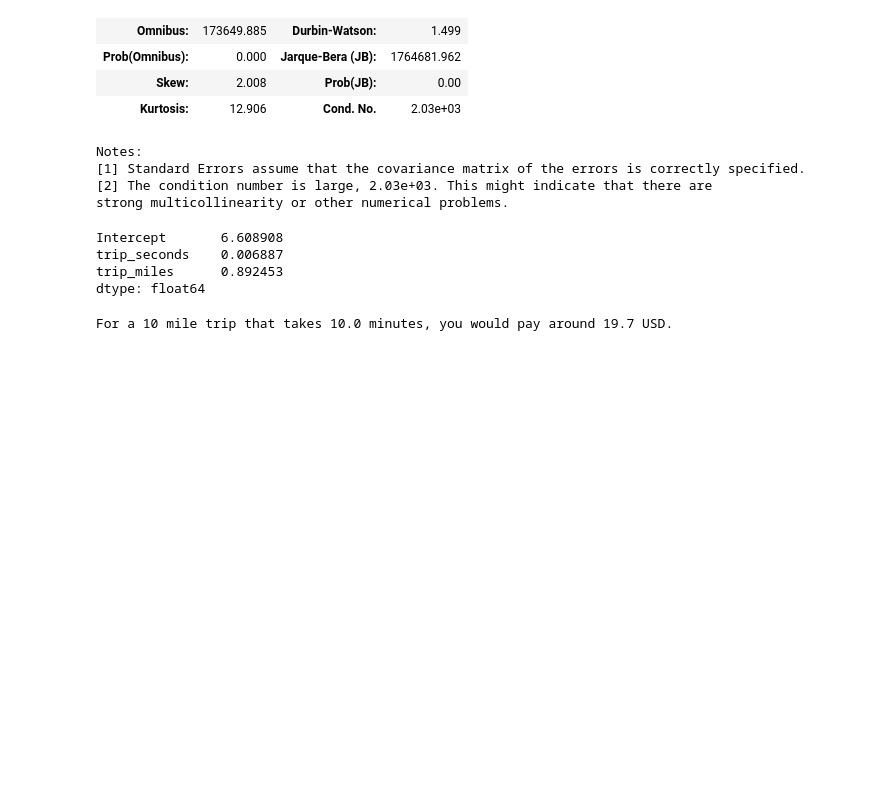
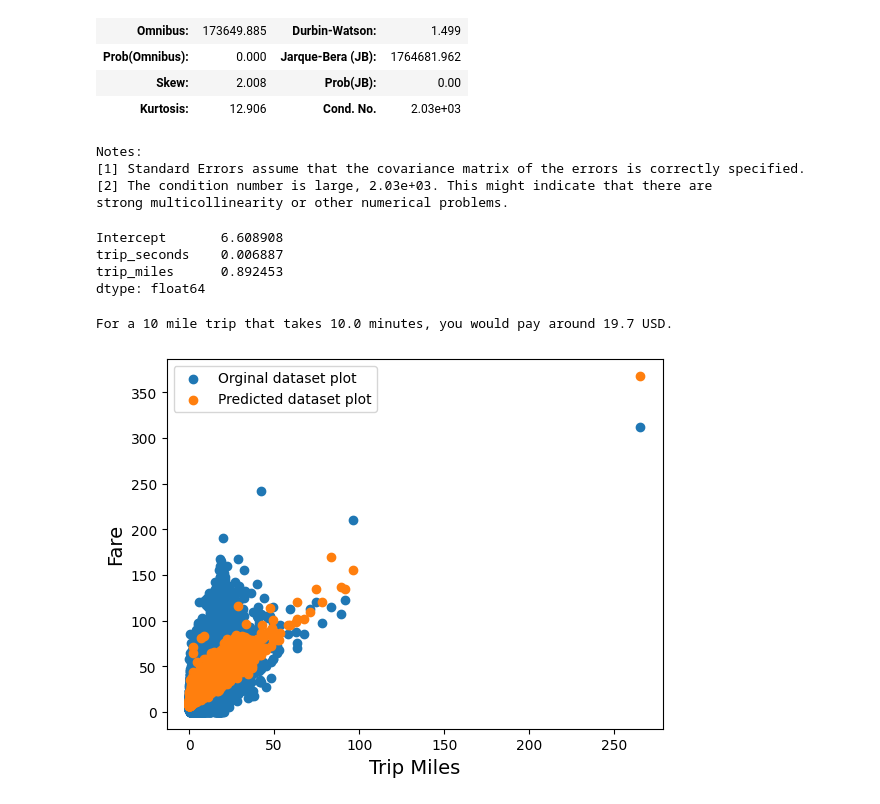
Before and after one commit to AsokTamang/hypothesis, a Jupyter notebook: Hypothesis_testing.ipynb, the cells around one changed output. Drawn from its saved outputs; the diff is of its cells as text; code cells hidden in the pictures; blank space fills up the shorter version.

```diff
--- a/Untitled.ipynb
+++ b/Hypothesis_testing.ipynb
@@ -328,3 +328,20 @@ sample_fare = calculate_total_fare(sample_trip_duration, sample_trip_distance)
 print(f"For a {sample_trip_distance} mile trip that takes {sample_trip_duration/60} minutes, you would pay around {sample_fare:.3} USD.")
 # %% [output]
 For a 10 mile trip that takes 10.0 minutes, you would pay around 19.7 USD.
+# %%
+#now comparing the original data and the predicted data using scatter plot method
+X_Y = df[['trip_seconds','trip_miles','fare']].dropna()
+x_variable = 'trip_miles'
+x_plot = X_Y['trip_miles']
+y_variable = X_Y['fare']
+y_result = result.predict()  #prediction of fare using the model
+
+plt.scatter(x_plot,y_variable,label='Orginal dataset plot')
+plt.scatter(x_plot,y_result,label='Predicted dataset plot')
+
+plt.xlabel(' '.join(x_variable.split('_')).title(),fontsize = 14)
+plt.ylabel('Fare',fontsize = 14)
+plt.legend()
+plt.show()
+# %% [output]
+[figure, added]
```
